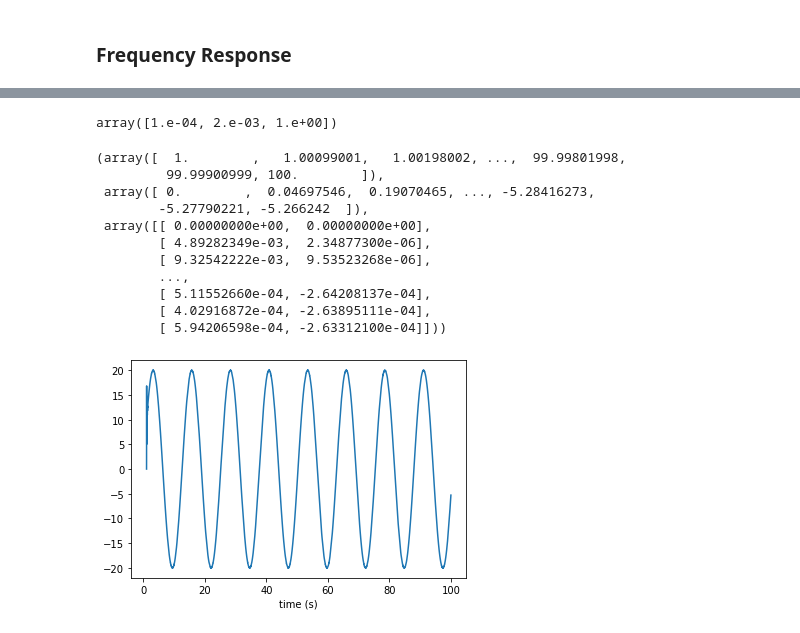
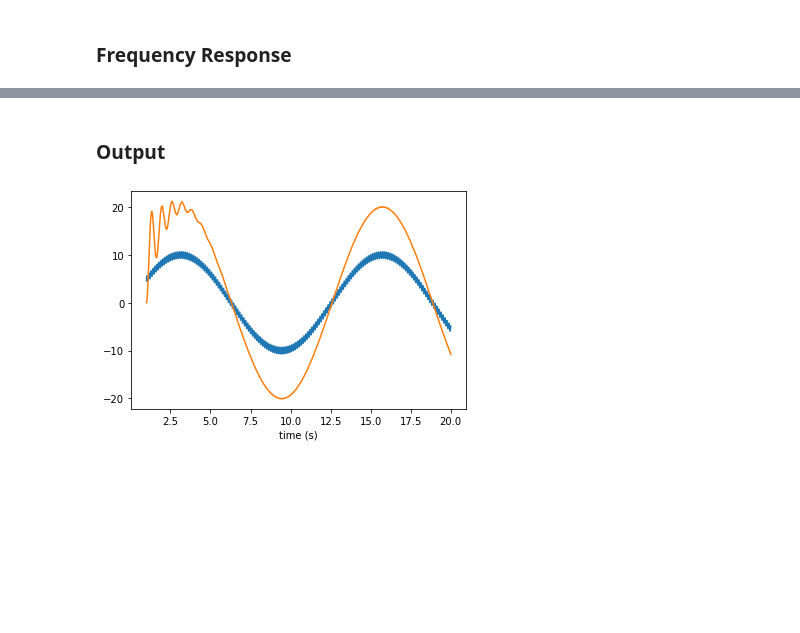
Before and after one commit to slashformotion/SecondOrderElec, a Jupyter notebook: exemples/LP_exemple.ipynb, the cells around one changed output, grey strips where cells are left out. Saved outputs shown, nothing was run; the diff lists cells and outputs as text; code cells hidden in the pictures; blank space fills up the shorter version.

```diff
--- a/exemples/LP_exemple.ipynb
+++ b/exemples/LP_exemple.ipynb
@@ -13,7 +15,7 @@ except ImportError:
 # %% [markdown]
 Let's create some filters
 # %%
-T1 = LP(2,0.1,100)
+T1 = LP(2,0.1,10)
 T2 = LP(2,1.5,100)
 # %% [markdown]
 Let's create a logspace for later
@@ -60,21 +62,9 @@ for T in [T1,T2]:
-# %%
-T1.den
-# %% [output]
-array([1.e-04, 2.e-03, 1.e+00])
+# %% [markdown]
+### Output
 # %%
-x = np.linspace(1, 100, 100000)
-y = np.sin(x*0.5)*10+np.sin(x*10**4)
-T1.output(U=y, T=x)
+x = np.linspace(1, 20, 100000)
+y = np.sin(x*0.5)*10+np.sin(x*50)*0.7
+plot_time(x,y)
+t,s,x = T1.output(U=y, T=x)
 # %% [output]
-(array([  1.        ,   1.00099001,   1.00198002, ...,  99.99801998,
-         99.99900999, 100.        ]),
- array([ 0.        ,  0.04697546,  0.19070465, ..., -5.28416273,
-        -5.27790221, -5.266242  ]),
- array([[ 0.00000000e+00,  0.00000000e+00],
-        [ 4.89282349e-03,  2.34877300e-06],
-        [ 9.32542222e-03,  9.53523268e-06],
-        ...,
-        [ 5.11552660e-04, -2.64208137e-04],
-        [ 4.02916872e-04, -2.63895111e-04],
-        [ 5.94206598e-04, -2.63312100e-04]]))
-[figure, old version]
+[figure, new version]
```
Also changed, not shown: parts of 6 cells of this notebook, 2 other files.
